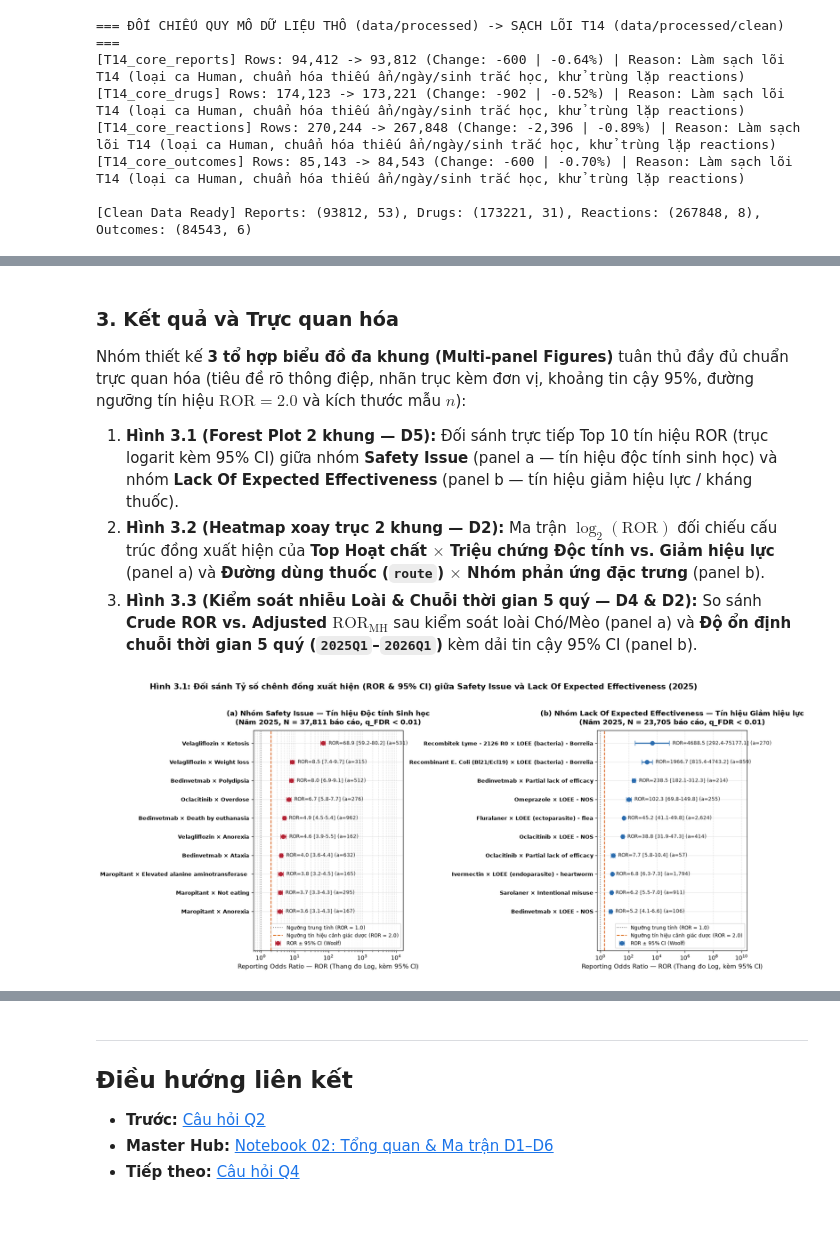
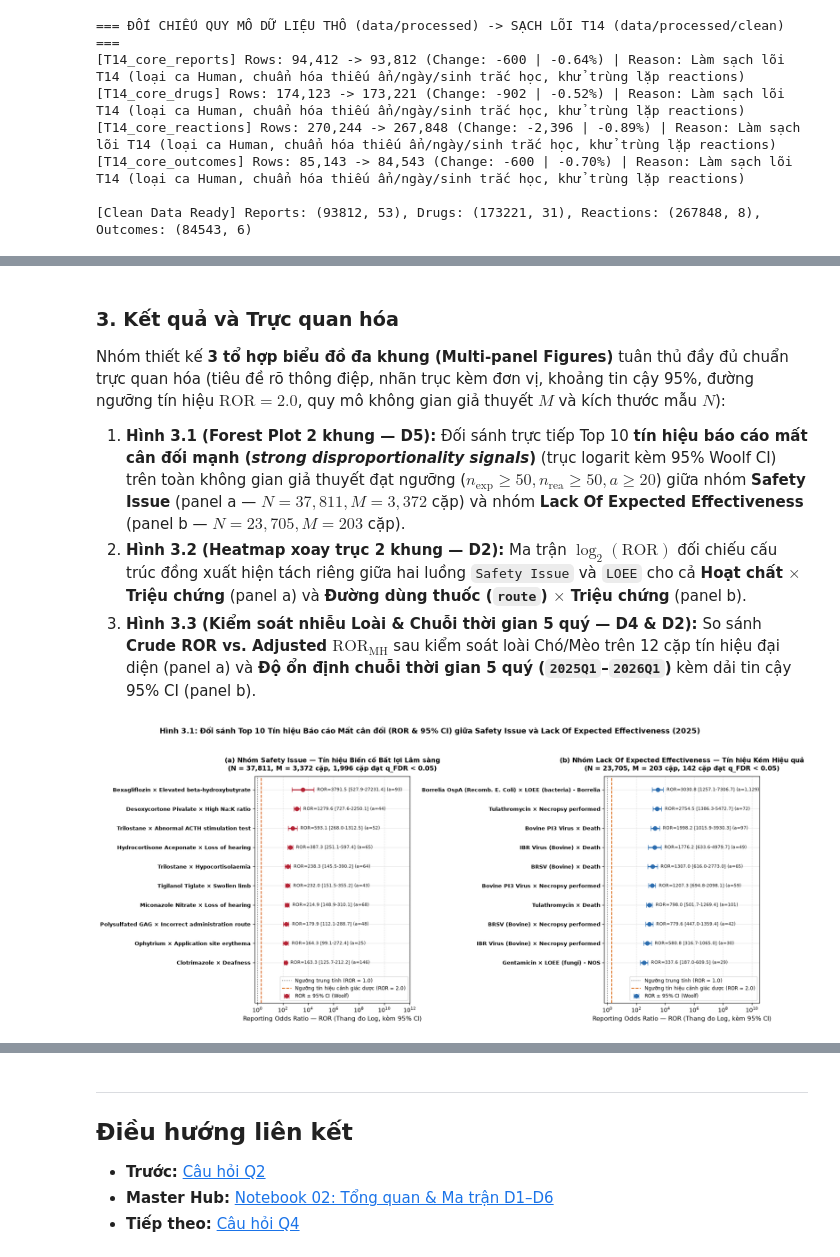
Before and after one commit to LeoTkiet/Prg4DS-G3, a Jupyter notebook: notebooks/02_q3_analysis.ipynb, the cells around one changed output, grey strips where cells are left out. Drawn from its saved outputs; the diff is of its cells as text; code cells hidden in the pictures; blank space fills up the shorter version.

```diff
--- a/notebooks/02_q3_analysis.ipynb
+++ b/notebooks/02_q3_analysis.ipynb
@@ -688,18 +759,34 @@ display(q3_pivot_time.style.format("{:.2f}"))
 # %% [markdown]
 ### 3. Kết quả và Trực quan hóa
 
-Nhóm thiết kế **3 tổ hợp biểu đồ đa khung (Multi-panel Figures)** tuân thủ đầy đủ chuẩn trực quan hóa (tiêu đề rõ thông điệp, nhãn trục kèm đơn vị, khoảng tin cậy 95%, đường ngưỡng tín hiệu $\text{ROR} = 2.0$ và kích thước mẫu $n$):
-1. **Hình 3.1 (Forest Plot 2 khung — D5):** Đối sánh trực tiếp Top 10 tín hiệu ROR (trục logarit kèm 95% CI) giữa nhóm **Safety Issue** (panel a — tín hiệu độc tính sinh học) và nhóm **Lack Of Expected Effectiveness** (panel b — tín hiệu giảm hiệu lực / kháng thuốc).
-2. **Hình 3.2 (Heatmap xoay trục 2 khung — D2):** Ma trận $\log_2(\text{ROR})$ đối chiếu cấu trúc đồng xuất hiện của **Top Hoạt chất $\times$ Triệu chứng Độc tính vs. Giảm hiệu lực** (panel a) và **Đường dùng thuốc (`route`) $\times$ Nhóm phản ứng đặc trưng** (panel b).
-3. **Hình 3.3 (Kiểm soát nhiễu Loài & Chuỗi thời gian 5 quý — D4 & D2):** So sánh **Crude ROR vs. Adjusted $\text{ROR}_{\text{MH}}$** sau kiểm soát loài Chó/Mèo (panel a) và **Độ ổn định chuỗi thời gian 5 quý (`2025Q1`–`2026Q1`)** kèm dải tin cậy 95% CI (panel b).
+Nhóm thiết kế **3 tổ hợp biểu đồ đa khung (Multi-panel Figures)** tuân thủ đầy đủ chuẩn trực quan hóa (tiêu đề rõ thông điệp, nhãn trục kèm đơn vị, khoảng tin cậy 95%, đường ngưỡng tín hiệu $\text{ROR} = 2.0$, quy mô không gian giả thuyết $M$ và kích thước mẫu $N$):
+1. **Hình 3.1 (Forest Plot 2 khung — D5):** Đối sánh trực tiếp Top 10 **tín hiệu báo cáo mất cân đối mạnh (*strong disproportionality signals*)** (trục logarit kèm 95% Woolf CI) trên toàn không gian giả thuyết đạt ngưỡng ($n_{\text{exp}} \ge 50, n_{\text{rea}} \ge 50, a \ge 20$) giữa nhóm **Safety Issue** (panel a — $N = 37,811, M = 3,372$ cặp) và nhóm **Lack Of Expected Effectiveness** (panel b — $N = 23,705, M = 203$ cặp).
+2. **Hình 3.2 (Heatmap xoay trục 2 khung — D2):** Ma trận $\log_2(\text{ROR})$ đối chiếu cấu trúc đồng xuất hiện tách riêng giữa hai luồng `Safety Issue` và `LOEE` cho cả **Hoạt chất $\times$ Triệu chứng** (panel a) và **Đường dùng thuốc (`route`) $\times$ Triệu chứng** (panel b).
+3. **Hình 3.3 (Kiểm soát nhiễu Loài & Chuỗi thời gian 5 quý — D4 & D2):** So sánh **Crude ROR vs. Adjusted $\text{ROR}_{\text{MH}}$** sau kiểm soát loài Chó/Mèo trên 12 cặp tín hiệu đại diện (panel a) và **Độ ổn định chuỗi thời gian 5 quý (`2025Q1`–`2026Q1`)** kèm dải tin cậy 95% CI (panel b).
 # %%
 # ===== Hình 3.1: Forest Plot 2 khung đối sánh Top 10 Tín hiệu ROR giữa Safety Issue và Lack Of Expected Effectiveness (D5) =====
-fig, axes = plt.subplots(1, 2, figsize=(16, 7), sharex=False)
+fig, axes = plt.subplots(1, 2, figsize=(16.5, 7.2), sharex=False)
+
+def shorten_label_pair(ing_s: pd.Series, rea_s: pd.Series) -> pd.Series:
+    ing_clean = (
+        ing_s.str.replace("Borrelia Burgdorferi Ospa (Recombinant E. Coli)", "Borrelia OspA (Recomb. E. Coli)", regex=False)
+        .str.replace("Polysulfated Glycosaminoglycan", "Polysulfated GAG", regex=False)
+        .str.replace("Infectious Bovine Rhinotracheitis Virus", "IBR Virus (Bovine)", regex=False)
+        .str.replace("Bovine Respiratory Syncytial Virus", "BRSV (Bovine)", regex=False)
+        .str.replace("Bovine Parainfluenza 3 Virus", "Bovine PI3 Virus", regex=False)
+    )
+    rea_clean = (
+        rea_s.str.replace("Lack of efficacy ", "LOEE ", regex=False)
+        .str.replace("Abnormal adrenocorticotropic hormone (ACTH) stimulation test", "Abnormal ACTH stimulation test", regex=False)
+        .str.replace("High sodium-potassium ratio (Na:K ratio)", "High Na:K ratio", regex=False)
+        .str.replace("Elevated betahydroxybutyrate (BHP)", "Elevated beta-hydroxybutyrate", regex=False)
+        .str.replace("Incorrect route of drug administration", "Incorrect administration route", regex=False)
+    )
+    return ing_clean + " × " + rea_clean
 
 def plot_ror_forest_panel(ax, df_sub, title_str, color_hex):
     top10 = df_sub[df_sub["is_signal"]].head(10).iloc[::-1].copy()
-    short_rea = top10["veddra_term_name"].str.replace("Lack of efficacy ", "LOEE ", regex=False).str.slice(0, 34)
-    labels = top10["ingredient"] + " × " + short_rea
+    labels = shorten_label_pair(top10["ingredient"], top10["veddra_term_name"])
     y_pos = np.arange(len(top10))
 
     xerr_low = top10["ROR"] - top10["CI_low"]
@@ -717,45 +804,45 @@ def plot_ror_forest_panel(ax, df_sub, title_str, color_hex):
 
     ax.set_xscale("log")
     ax.set_yticks(y_pos)
-    ax.set_yticklabels(labels, fontsize=9.5, fontweight="bold")
+    ax.set_yticklabels(labels, fontsize=9.0, fontweight="bold")
     ax.set_xlabel("Reporting Odds Ratio — ROR (Thang đo Log, kèm 95% CI)", fontsize=10.5)
-    ax.set_title(title_str, fontsize=12, fontweight="bold", pad=10)
+    ax.set_title(title_str, fontsize=11.5, fontweight="bold", pad=10)
     ax.grid(True, which="both", axis="x", linestyle="--", alpha=0.35)
 
     max_ci = float(top10["CI_high"].max())
     x_min = 0.6
-    ax.set_xlim(x_min, x_min * ((max_ci / x_min) ** (1.0 / 0.48)))
+    ax.set_xlim(x_min, x_min * ((max_ci / x_min) ** (1.0 / 0.38)))
     ax.set_ylim(-2.1, len(top10) - 0.3)
 
     for idx, row in enumerate(top10.itertuples()):
         ax.annotate(
             f"ROR={row.ROR:.1f} [{row.CI_low:.1f}-{row.CI_high:.1f}] (a={row.a:,})",
             xy=(row.CI_high, idx),
             xytext=(6, 0),
             textcoords="offset points",
-            va="center", ha="left", fontsize=8.5, color="#1f1f1f"
+            va="center", ha="left", fontsize=8.2, color="#1f1f1f"
         )
-    ax.legend(loc="lower right", fontsize=8.5, frameon=True)
+    ax.legend(loc="lower right", fontsize=8.3, frameon=True)
 
 plot_ror_forest_panel(
     axes[0], ror_safety_df,
-    f"(a) Nhóm Safety Issue — Tín hiệu Độc tính Sinh học\n(Năm 2025, N = {ror_safety_df['N_cohort'].iloc[0]:,} báo cáo, q_FDR < 0.01)",
+    f"(a) Nhóm Safety Issue — Tín hiệu Biến cố Bất lợi Lâm sàng\n(N = {ror_safety_df['N_cohort'].iloc[0]:,}, M = {len(ror_safety_df):,} cặp, {ror_safety_df['is_fdr_sig'].sum():,} cặp đạt q_FDR < 0.05)",
     "#b2182b"
 )
 plot_ror_forest_panel(
     axes[1], ror_loee_df,
-    f"(b) Nhóm Lack Of Expected Effectiveness — Tín hiệu Giảm hiệu lực\n(Năm 2025, N = {ror_loee_df['N_cohort'].iloc[0]:,} báo cáo, q_FDR < 0.01)",
+    f"(b) Nhóm Lack Of Expected Effectiveness — Tín hiệu Kém Hiệu quả\n(N = {ror_loee_df['N_cohort'].iloc[0]:,}, M = {len(ror_loee_df):,} cặp, {ror_loee_df['is_fdr_sig'].sum():,} cặp đạt q_FDR < 0.05)",
     "#2166ac"
 )
 
 plt.suptitle(
-    "Hình 3.1: Đối sánh Tỷ số chênh đồng xuất hiện (ROR & 95% CI) giữa Safety Issue và Lack Of Expected Effectiveness (2025)",
-    fontsize=13.5, fontweight="bold", y=1.02
+    "Hình 3.1: Đối sánh Top 10 Tín hiệu Báo cáo Mất cân đối (ROR & 95% CI) giữa Safety Issue và Lack Of Expected Effectiveness (2025)",
+    fontsize=13.2, fontweight="bold", y=1.03
 )
 plt.tight_layout()
 plt.show()
 # %% [output]
-[figure, old version]
+[figure, new version]
 # %%
 # ===== Hình 3.2: Heatmap xoay trục (Pivot Matrix — D2) cho Hoạt chất x Triệu chứng và Đường dùng x Triệu chứng =====
 focus_ingredients = [
```
Also changed, not shown: parts of 10 cells of this notebook, 2 other files.
